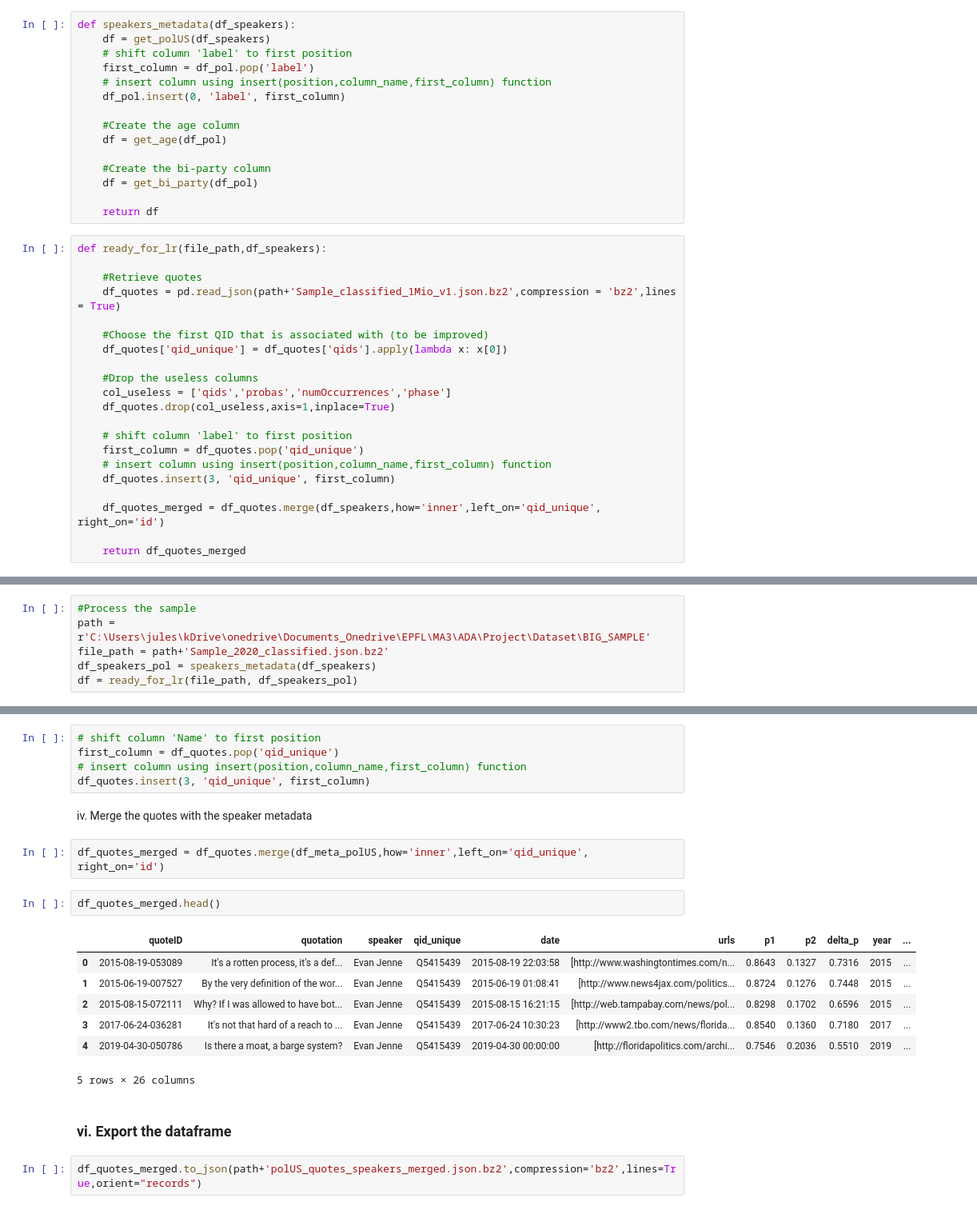
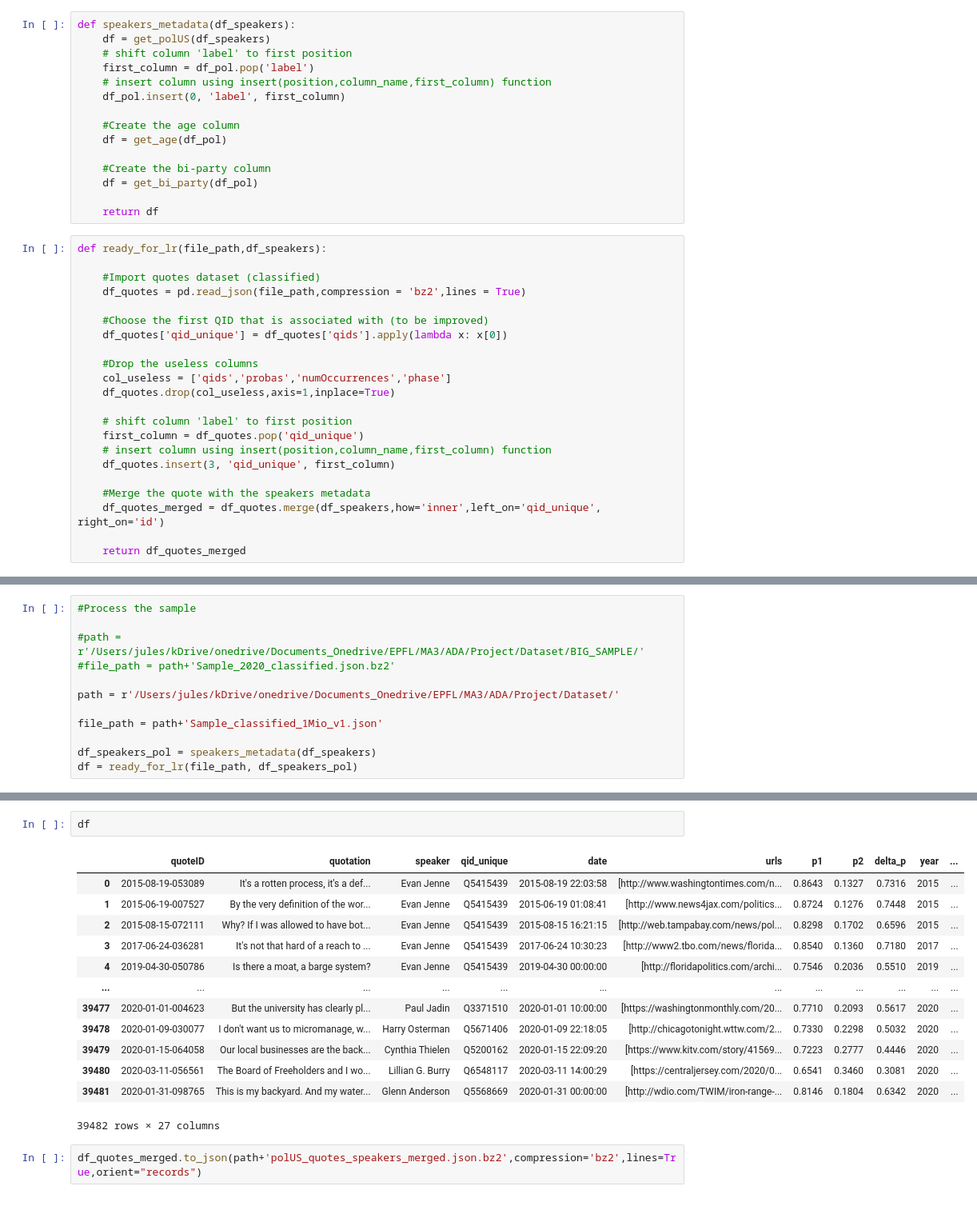
Before and after one commit to epfl-ada/ada-2021-project-adacadabra, a Jupyter notebook: ANALYSIS/Aggregation_political.ipynb, the cells around one changed output, grey strips where cells are left out. Shown at 80% size. Drawn from its saved outputs; the diff is of its cells as text.

Commit message:
create the function ready_to_lr

```diff
--- a/ANALYSIS/Aggregation_political.ipynb
+++ b/ANALYSIS/Aggregation_political.ipynb
@@ -205,8 +205,8 @@ def speakers_metadata(df_speakers):
 # %%
 def ready_for_lr(file_path,df_speakers):
 
-    #Retrieve quotes
-    df_quotes = pd.read_json(path+'Sample_classified_1Mio_v1.json.bz2',compression = 'bz2',lines = True)
+    #Import quotes dataset (classified)
+    df_quotes = pd.read_json(file_path,compression = 'bz2',lines = True)
 
     #Choose the first QID that is associated with (to be improved)
     df_quotes['qid_unique'] = df_quotes['qids'].apply(lambda x: x[0])
@@ -220,6 +220,7 @@ def ready_for_lr(file_path,df_speakers):
     # insert column using insert(position,column_name,first_column) function
     df_quotes.insert(3, 'qid_unique', first_column)
 
+    #Merge the quote with the speakers metadata
     df_quotes_merged = df_quotes.merge(df_speakers,how='inner',left_on='qid_unique', right_on='id')
 
     return df_quotes_merged
@@ -242,6 +232,12 @@ df_pol = get_bi_party(df_pol)
 # %%
 #Process the sample
-path = r'C:\Users\jules\kDrive\onedrive\Documents_Onedrive\EPFL\MA3\ADA\Project\Dataset\BIG_SAMPLE'
-file_path = path+'Sample_2020_classified.json.bz2'
+
+#path = r'/Users/jules/kDrive/onedrive/Documents_Onedrive/EPFL/MA3/ADA/Project/Dataset/BIG_SAMPLE/'
+#file_path = path+'Sample_2020_classified.json.bz2'
+
+path = r'/Users/jules/kDrive/onedrive/Documents_Onedrive/EPFL/MA3/ADA/Project/Dataset/'
+
+file_path = path+'Sample_classified_1Mio_v1.json'
+
 df_speakers_pol = speakers_metadata(df_speakers)
 df = ready_for_lr(file_path, df_speakers_pol)
@@ -316,23 +244,18 @@ df_quotes.drop(col_useless,axis=1,inplace=True)
-# %%
-# shift column 'Name' to first position
-first_column = df_quotes.pop('qid_unique')
-# insert column using insert(position,column_name,first_column) function
-df_quotes.insert(3, 'qid_unique', first_column)
-# %% [markdown]
-iv. Merge the quotes with the speaker metadata
-# %%
-df_quotes_merged = df_quotes.merge(df_meta_polUS,how='inner',left_on='qid_unique', right_on='id')
-# %%
-df_quotes_merged.head()
-# %% [output]
-|  | quoteID | quotation | speaker | qid_unique | date | urls | p1 | p2 | delta_p | year | ... |
-| 0 | 2015-08-19-053089 | It's a rotten process, it's a def... | Evan Jenne | Q5415439 | 2015-08-19 22:03:58 | [http://www.washingtontimes.com/n... | 0.8643 | 0.1327 | 0.7316 | 2015 | ... |
-| 1 | 2015-06-19-007527 | By the very definition of the wor... | Evan Jenne | Q5415439 | 2015-06-19 01:08:41 | [http://www.news4jax.com/politics... | 0.8724 | 0.1276 | 0.7448 | 2015 | ... |
-| 2 | 2015-08-15-072111 | Why? If I was allowed to have bot... | Evan Jenne | Q5415439 | 2015-08-15 16:21:15 | [http://web.tampabay.com/news/pol... | 0.8298 | 0.1702 | 0.6596 | 2015 | ... |
-| 3 | 2017-06-24-036281 | It's not that hard of a reach to ... | Evan Jenne | Q5415439 | 2017-06-24 10:30:23 | [http://www2.tbo.com/news/florida... | 0.8540 | 0.1360 | 0.7180 | 2017 | ... |
-| 4 | 2019-04-30-050786 | Is there a moat, a barge system? | Evan Jenne | Q5415439 | 2019-04-30 00:00:00 | [http://floridapolitics.com/archi... | 0.7546 | 0.2036 | 0.5510 | 2019 | ... |
-5 rows × 26 columns
-# %% [markdown]
-### vi. Export the dataframe
+# %%
+df
+# %% [output]
+|  | quoteID | quotation | speaker | qid_unique | date | urls | p1 | p2 | delta_p | year | ... |
+| 0 | 2015-08-19-053089 | It's a rotten process, it's a def... | Evan Jenne | Q5415439 | 2015-08-19 22:03:58 | [http://www.washingtontimes.com/n... | 0.8643 | 0.1327 | 0.7316 | 2015 | ... |
+| 1 | 2015-06-19-007527 | By the very definition of the wor... | Evan Jenne | Q5415439 | 2015-06-19 01:08:41 | [http://www.news4jax.com/politics... | 0.8724 | 0.1276 | 0.7448 | 2015 | ... |
+| 2 | 2015-08-15-072111 | Why? If I was allowed to have bot... | Evan Jenne | Q5415439 | 2015-08-15 16:21:15 | [http://web.tampabay.com/news/pol... | 0.8298 | 0.1702 | 0.6596 | 2015 | ... |
+| 3 | 2017-06-24-036281 | It's not that hard of a reach to ... | Evan Jenne | Q5415439 | 2017-06-24 10:30:23 | [http://www2.tbo.com/news/florida... | 0.8540 | 0.1360 | 0.7180 | 2017 | ... |
+| 4 | 2019-04-30-050786 | Is there a moat, a barge system? | Evan Jenne | Q5415439 | 2019-04-30 00:00:00 | [http://floridapolitics.com/archi... | 0.7546 | 0.2036 | 0.5510 | 2019 | ... |
+| ... | ... | ... | ... | ... | ... | ... | ... | ... | ... | ... | ... |
+| 39477 | 2020-01-01-004623 | But the university has clearly pl... | Paul Jadin | Q3371510 | 2020-01-01 10:00:00 | [https://washingtonmonthly.com/20... | 0.7710 | 0.2093 | 0.5617 | 2020 | ... |
+| 39478 | 2020-01-09-030077 | I don't want us to micromanage, w... | Harry Osterman | Q5671406 | 2020-01-09 22:18:05 | [http://chicagotonight.wttw.com/2... | 0.7330 | 0.2298 | 0.5032 | 2020 | ... |
+| 39479 | 2020-01-15-064058 | Our local businesses are the back... | Cynthia Thielen | Q5200162 | 2020-01-15 22:09:20 | [https://www.kitv.com/story/41569... | 0.7223 | 0.2777 | 0.4446 | 2020 | ... |
+| 39480 | 2020-03-11-056561 | The Board of Freeholders and I wo... | Lillian G. Burry | Q6548117 | 2020-03-11 14:00:29 | [https://centraljersey.com/2020/0... | 0.6541 | 0.3460 | 0.3081 | 2020 | ... |
+| 39481 | 2020-01-31-098765 | This is my backyard. And my water... | Glenn Anderson | Q5568669 | 2020-01-31 00:00:00 | [http://wdio.com/TWIM/iron-range-... | 0.8146 | 0.1804 | 0.6342 | 2020 | ... |
+39482 rows × 27 columns
 # %%
 df_quotes_merged.to_json(path+'polUS_quotes_speakers_merged.json.bz2',compression='bz2',lines=True,orient="records")
```
Also changed, not shown: parts of 19 cells of this notebook.
